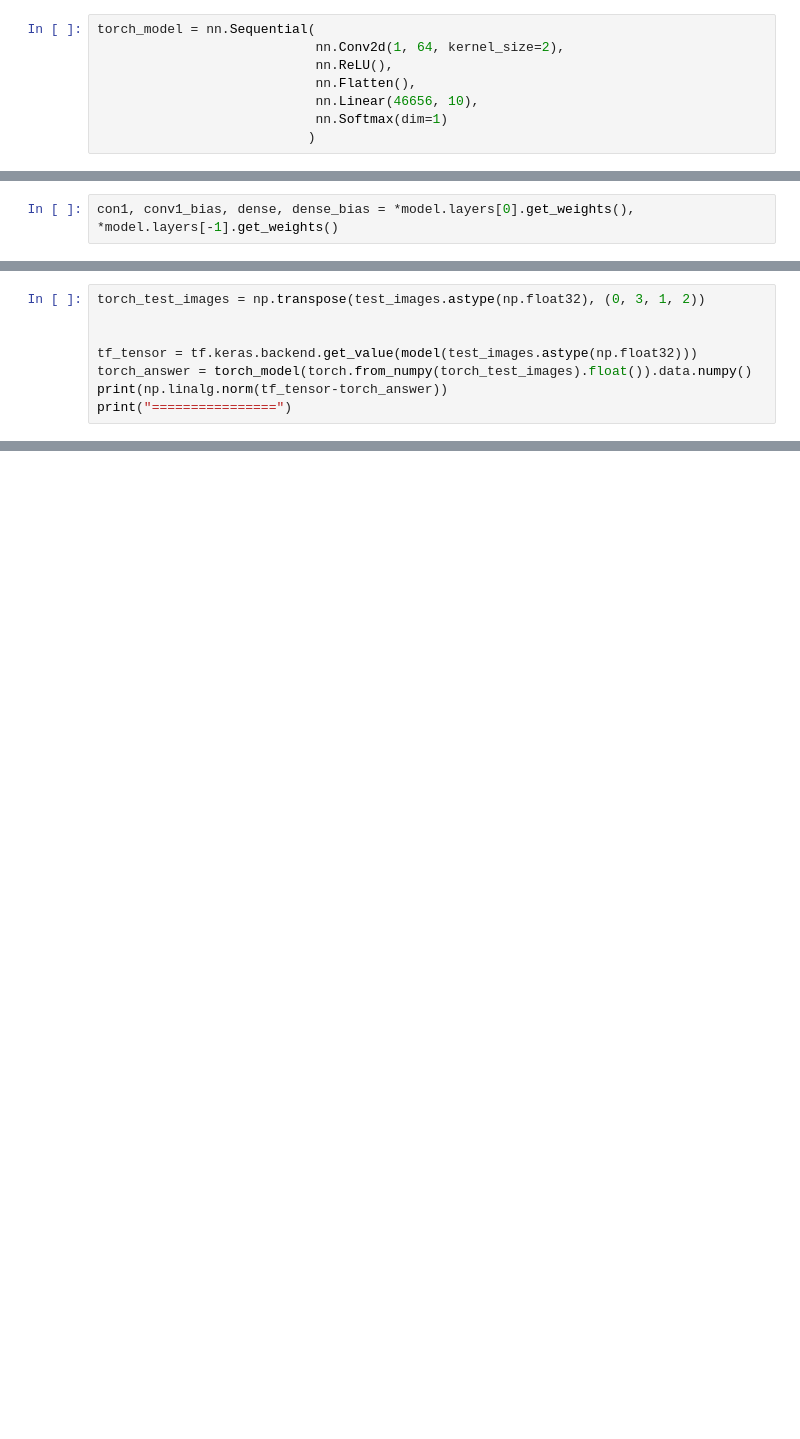
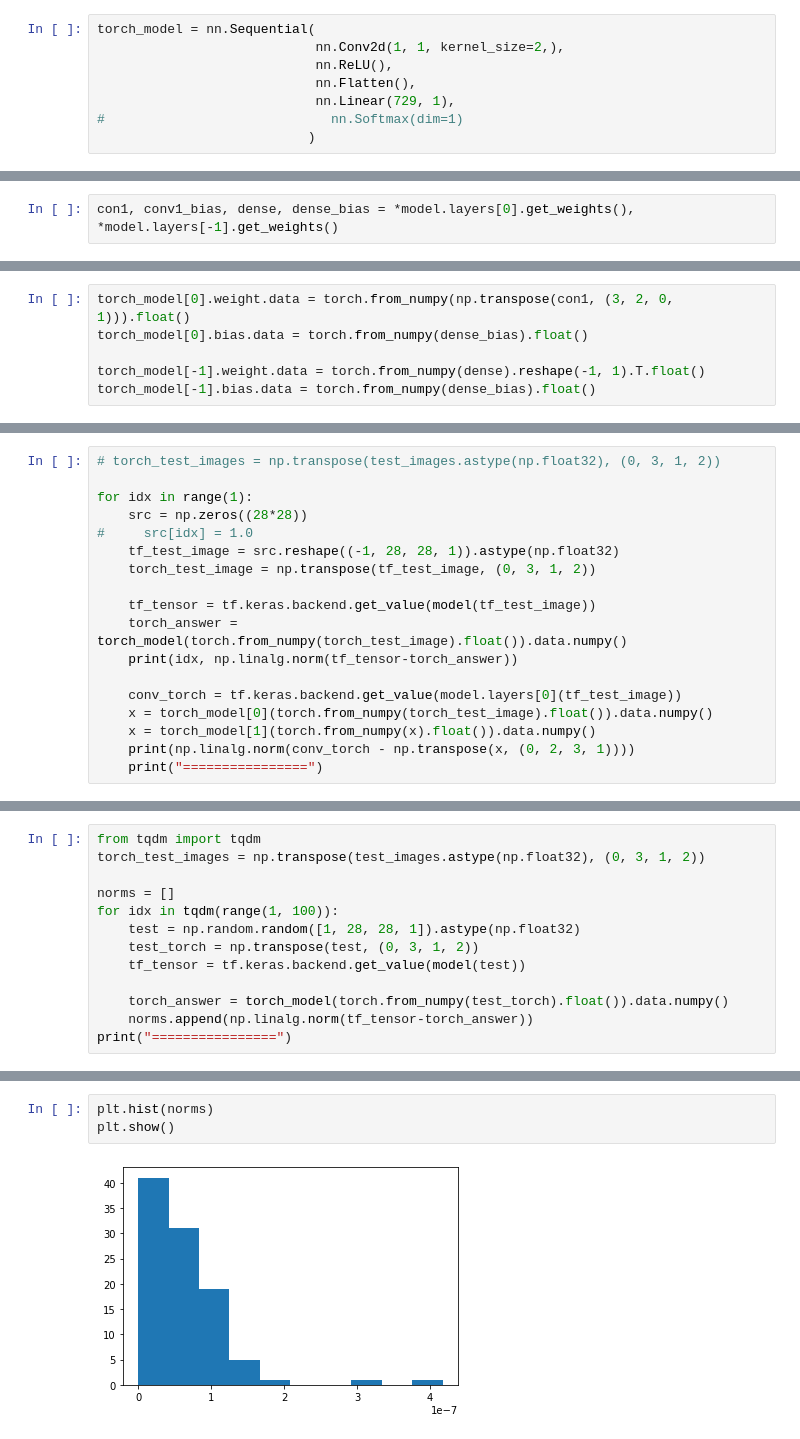
Before and after one commit to JupiterEthan/musco-pytorch, a Jupyter notebook: tensor_compression/compress/tf_decompose/compare_tf_torch_conv.ipynb, the cells around one changed output, grey strips where cells are left out. Cells and saved outputs as stored; diff of their text form; blank space fills up the shorter version.

Commit message:
get_compressed_model_for_tf: cp3, cp4 debugging

```diff
--- a/tensor_compression/compress/tf_decompose/compare_tf_torch_conv.ipynb
+++ b/tensor_compression/compress/tf_decompose/compare_tf_torch_conv.ipynb
@@ -142,9 +154,9 @@ def to_pytorch_kernel_order(tensor):
 import torch.nn as nn
 # %%
 torch_model = nn.Sequential(
-                            nn.Conv2d(1, 64, kernel_size=2),
+                            nn.Conv2d(1, 1, kernel_size=2,),
                             nn.ReLU(),
                             nn.Flatten(),
-                            nn.Linear(46656, 10),
-                            nn.Softmax(dim=1)
+                            nn.Linear(729, 1),
+#                             nn.Softmax(dim=1)
                            )
@@ -220,0 +176,6 @@ plt.show()
+# %%
+torch_model[0].weight.data = torch.from_numpy(np.transpose(con1, (3, 2, 0, 1))).float()
+torch_model[0].bias.data = torch.from_numpy(dense_bias).float()
+
+torch_model[-1].weight.data = torch.from_numpy(dense).reshape(-1, 1).T.float()
+torch_model[-1].bias.data = torch.from_numpy(dense_bias).float()
@@ -220,0 +186,18 @@ plt.show()
+# %%
+# torch_test_images = np.transpose(test_images.astype(np.float32), (0, 3, 1, 2))
+
+for idx in range(1):
+    src = np.zeros((28*28))
+#     src[idx] = 1.0
+    tf_test_image = src.reshape((-1, 28, 28, 1)).astype(np.float32)
+    torch_test_image = np.transpose(tf_test_image, (0, 3, 1, 2))
+
+    tf_tensor = tf.keras.backend.get_value(model(tf_test_image))
+    torch_answer = torch_model(torch.from_numpy(torch_test_image).float()).data.numpy()
+    print(idx, np.linalg.norm(tf_tensor-torch_answer))
+
+    conv_torch = tf.keras.backend.get_value(model.layers[0](tf_test_image))
+    x = torch_model[0](torch.from_numpy(torch_test_image).float()).data.numpy()
+    x = torch_model[1](torch.from_numpy(x).float()).data.numpy()
+    print(np.linalg.norm(conv_torch - np.transpose(x, (0, 2, 3, 1))))
+    print("================")
@@ -221,9 +216,14 @@ plt.show()
 # %%
+from tqdm import tqdm
 torch_test_images = np.transpose(test_images.astype(np.float32), (0, 3, 1, 2))
 
+norms = []
+for idx in tqdm(range(1, 100)):
+    test = np.random.random([1, 28, 28, 1]).astype(np.float32)
+    test_torch = np.transpose(test, (0, 3, 1, 2))
+    tf_tensor = tf.keras.backend.get_value(model(test))
 
-tf_tensor = tf.keras.backend.get_value(model(test_images.astype(np.float32)))
-torch_answer = torch_model(torch.from_numpy(torch_test_images).float()).data.numpy()
-print(np.linalg.norm(tf_tensor-torch_answer))
+    torch_answer = torch_model(torch.from_numpy(test_torch).float()).data.numpy()
+    norms.append(np.linalg.norm(tf_tensor-torch_answer))
 print("================")
 # %% [output]
@@ -281,0 +231,5 @@ w_2 = np.arange(256).reshape((2, 2, 1, 64))
+# %%
+plt.hist(norms)
+plt.show()
+# %% [output]
+[figure, added]
```
Also changed, not shown: parts of 30 cells of this notebook, 6 other files.
